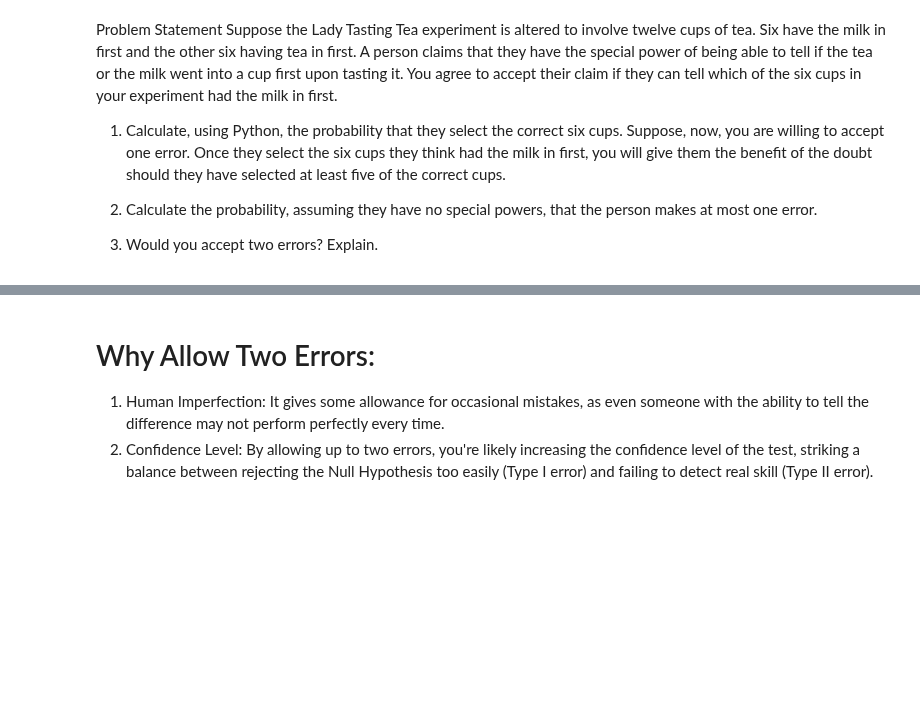
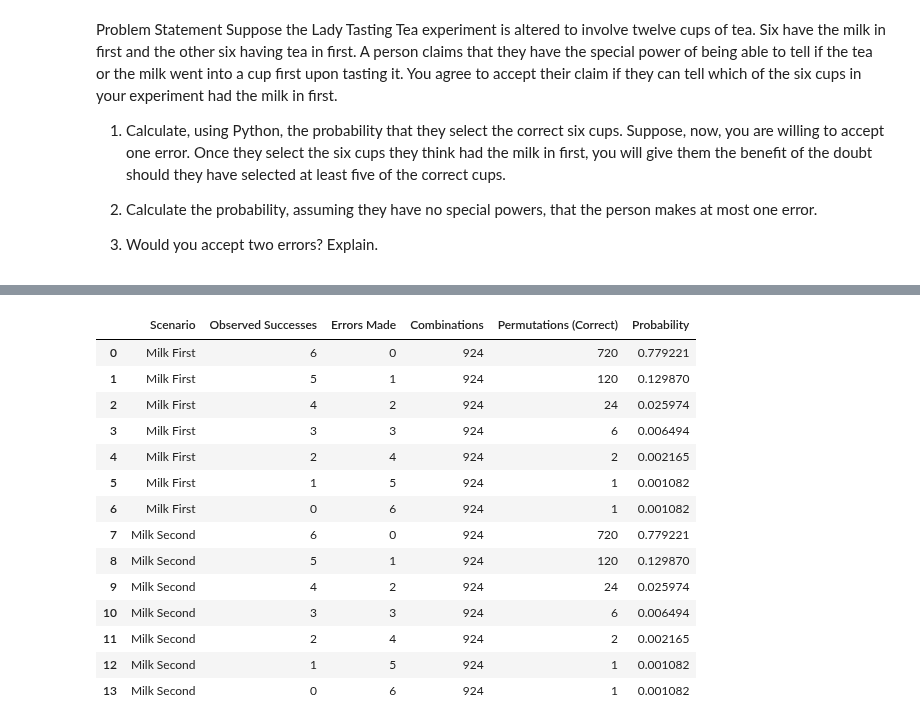
Before and after one commit to keithmmc/appliedstats, a Jupyter notebook: tasks.ipynb, the cells around one changed output, grey strips where cells are left out. Saved outputs shown, nothing was run; the diff lists cells and outputs as text; code cells hidden in the pictures; blank space fills up the shorter version.

```diff
--- a/tasks.ipynb
+++ b/tasks.ipynb
@@ -353,4 +14,0 @@ plt.show()
-# %% [markdown]
-# Why Allow Two Errors:
-1. Human Imperfection: It gives some allowance for occasional mistakes, as even someone with the ability to tell the difference may not perform perfectly every time.
-2. Confidence Level: By allowing up to two errors, you're likely increasing the confidence level of the test, striking a balance between rejecting the Null Hypothesis too easily (Type I error) and failing to detect real skill (Type II error).
@@ -356,0 +27,51 @@ plt.show()
+# %%
+# Step 3: Define a function to compute results
+def compute_results(observed_successes, milk_cups, tea_cups, scenario):
+    results = []
+    comb_total = math.comb(total_no_cups, milk_cups)  # Total combinations for 6 out of 12 cups
+
+    for success in observed_successes:
+        errors_made = milk_cups - success
+
+        # Permutations for correct identifications: P(k, k) = k!
+        perms_correct = math.factorial(success) if success > 0 else 1
+
+        # Probability: calculate 1 / comb_total to find the chance of randomly getting the right cups
+        probability = perms_correct / comb_total
+
+        # Add results to the list
+        results.append({
+            'Scenario': scenario,
+            'Observed Successes': success,
+            'Errors Made': errors_made,
+            'Combinations': comb_total,
+            'Permutations (Correct)': perms_correct,
+            'Probability': probability
+        })
+    return results
+# %%
+# Step 4: Compute results for both scenarios
+results_milk_first = compute_results(observed_successes_milk_first, milk_cups, tea_cups, "Milk First")
+results_milk_second = compute_results(observed_successes_milk_second, milk_cups, tea_cups, "Milk Second")
+
+# Combine both scenarios into a single DataFrame
+df = pd.DataFrame(results_milk_first + results_milk_second)
+
+# Display the DataFrame
+df
+# %% [output]
+|  | Scenario | Observed Successes | Errors Made | Combinations | Permutations (Correct) | Probability |
+| 0 | Milk First | 6 | 0 | 924 | 720 | 0.779221 |
+| 1 | Milk First | 5 | 1 | 924 | 120 | 0.129870 |
+| 2 | Milk First | 4 | 2 | 924 | 24 | 0.025974 |
+| 3 | Milk First | 3 | 3 | 924 | 6 | 0.006494 |
+| 4 | Milk First | 2 | 4 | 924 | 2 | 0.002165 |
+| 5 | Milk First | 1 | 5 | 924 | 1 | 0.001082 |
+| 6 | Milk First | 0 | 6 | 924 | 1 | 0.001082 |
+| 7 | Milk Second | 6 | 0 | 924 | 720 | 0.779221 |
+| 8 | Milk Second | 5 | 1 | 924 | 120 | 0.129870 |
+| 9 | Milk Second | 4 | 2 | 924 | 24 | 0.025974 |
+| 10 | Milk Second | 3 | 3 | 924 | 6 | 0.006494 |
+| 11 | Milk Second | 2 | 4 | 924 | 2 | 0.002165 |
+| 12 | Milk Second | 1 | 5 | 924 | 1 | 0.001082 |
+| 13 | Milk Second | 0 | 6 | 924 | 1 | 0.001082 |
```
Also changed, not shown: parts of 53 cells of this notebook.
